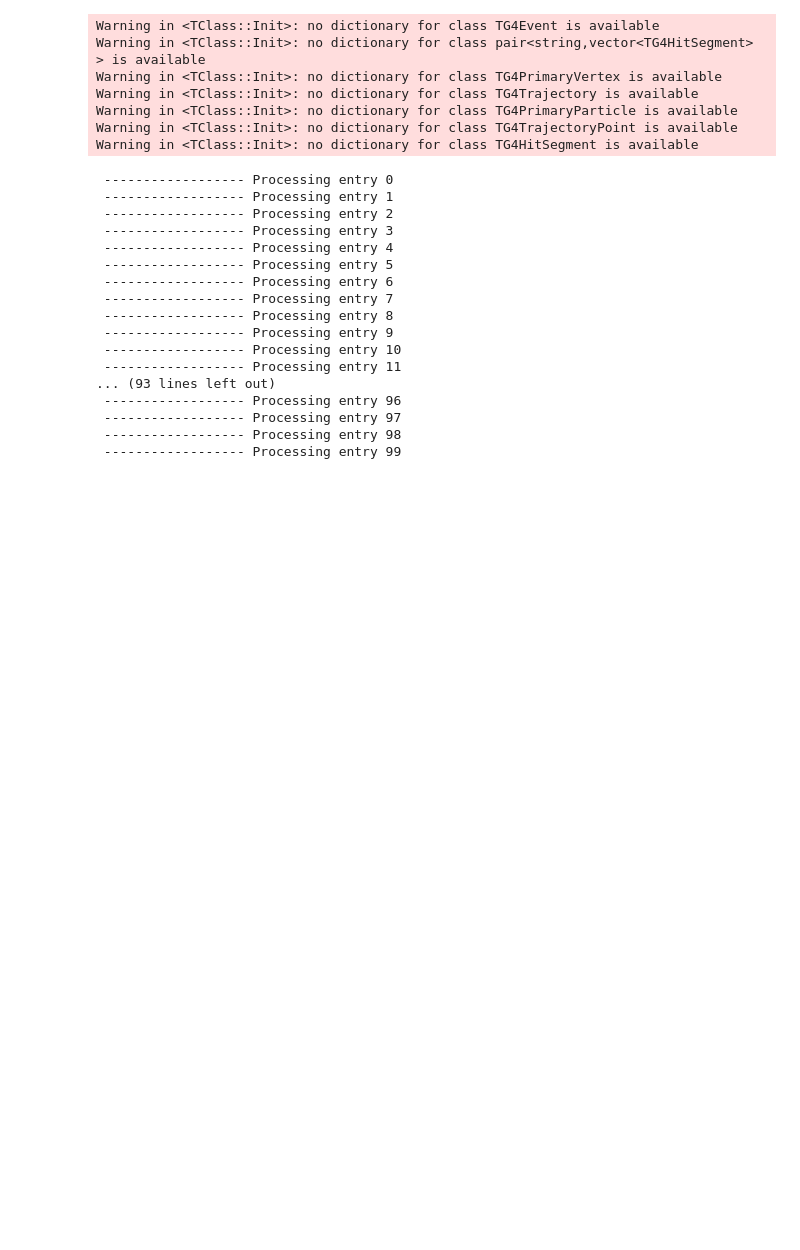
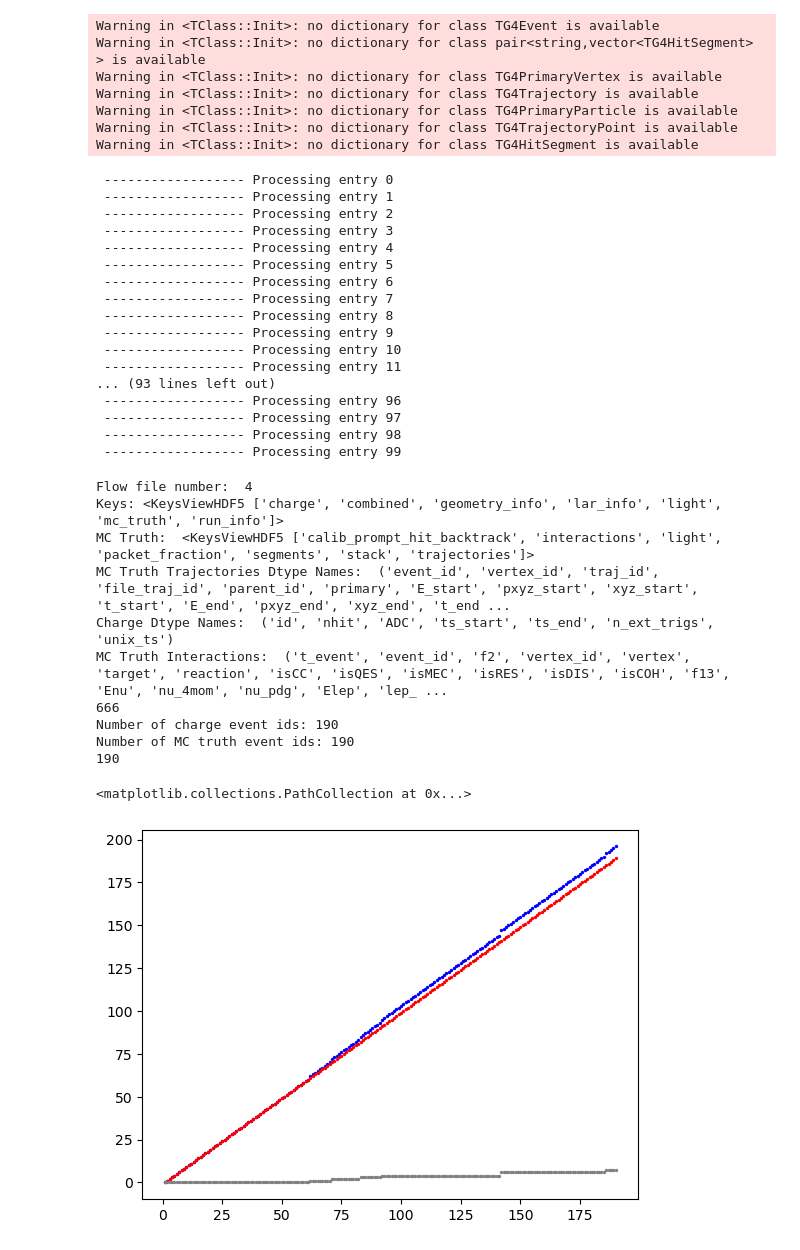
Before and after one commit to edhinkle/2x2_CC_pi0, a Jupyter notebook: truth_studies/selections/investigate_root_edep_sim_files.ipynb, the cells around one changed output. Drawn from its saved outputs; the diff is of its cells as text; code cells hidden in the pictures; blank space fills up the shorter version.

```diff
--- a/truth_studies/selections/investigate_root_edep_sim_files.ipynb
+++ b/truth_studies/selections/investigate_root_edep_sim_files.ipynb
@@ -145,3 +146,51 @@ for jentry in range(100):#tqdm(range(entries)):
  ------------------ Processing entry 97
  ------------------ Processing entry 98
  ------------------ Processing entry 99
+# %%
+# Look at spill id in flow files/cafs
+
+flow_file = "/global/cfs/cdirs/dune/www/data/2x2/simulation/productions/MiniRun6.1_1E19_RHC/MiniRun6.1_1E19_RHC.flow/FLOW/0000000/MiniRun6.1_1E19_RHC.flow.0000004.FLOW.hdf5"
+flow_file_number = int(flow_file.split("/")[-1].split(".")[-3])
+print("Flow file number: ",flow_file_number)
+
+f = h5py.File(flow_file, 'r')
+
+print("Keys: %s" % f.keys())
+
+charge = f['charge/events/data']
+print("MC Truth: ",f['mc_truth'].keys())
+mc_truth = f['mc_truth/trajectories/data']
+print("MC Truth Trajectories Dtype Names: ",mc_truth.dtype.names)
+print("Charge Dtype Names: ",charge.dtype.names)
+charge_event_ids = charge['id']
+mc_truth_event_ids = mc_truth['event_id']
+mc_truth_interactions = f['mc_truth/interactions/data']
+print("MC Truth Interactions: ",mc_truth_interactions.dtype.names)
+mc_truth_interactions_event_id = mc_truth_interactions['event_id']
+print(len(mc_truth_interactions_event_id))
+
+#plt.scatter(charge_event_ids, mc_truth_event_ids, color='red')
+print("Number of charge event ids:", len(charge_event_ids))
+print("Number of MC truth event ids:", len(np.unique(mc_truth_event_ids)))
+#plt.scatter(mc_truth_event_ids, color='blue')
+
+y_axis = np.linspace(1,190, 190)
+print(len(y_axis))
+
+plt.scatter(y_axis, np.unique(mc_truth_interactions_event_id)-4000, color='blue', s=2)
+plt.scatter(y_axis, charge_event_ids, color='red', s=2)
+
+plt.scatter(y_axis, np.unique(mc_truth_interactions_event_id)-4000-charge_event_ids, color='grey', s=2)
+# %% [output]
+Flow file number:  4
+Keys: <KeysViewHDF5 ['charge', 'combined', 'geometry_info', 'lar_info', 'light', 'mc_truth', 'run_info']>
+MC Truth:  <KeysViewHDF5 ['calib_prompt_hit_backtrack', 'interactions', 'light', 'packet_fraction', 'segments', 'stack', 'trajectories']>
+MC Truth Trajectories Dtype Names:  ('event_id', 'vertex_id', 'traj_id', 'file_traj_id', 'parent_id', 'primary', 'E_start', 'pxyz_start', 'xyz_start', 't_start', 'E_end', 'pxyz_end', 'xyz_end', 't_end ...
+Charge Dtype Names:  ('id', 'nhit', 'ADC', 'ts_start', 'ts_end', 'n_ext_trigs', 'unix_ts')
+MC Truth Interactions:  ('t_event', 'event_id', 'f2', 'vertex_id', 'vertex', 'target', 'reaction', 'isCC', 'isQES', 'isMEC', 'isRES', 'isDIS', 'isCOH', 'f13', 'Enu', 'nu_4mom', 'nu_pdg', 'Elep', 'lep_ ...
+666
+Number of charge event ids: 190
+Number of MC truth event ids: 190
+190
+<matplotlib.collections.PathCollection at 0x...>
+[figure, added]
```
Also changed, not shown: parts of 3 cells of this notebook, 9 other files.
